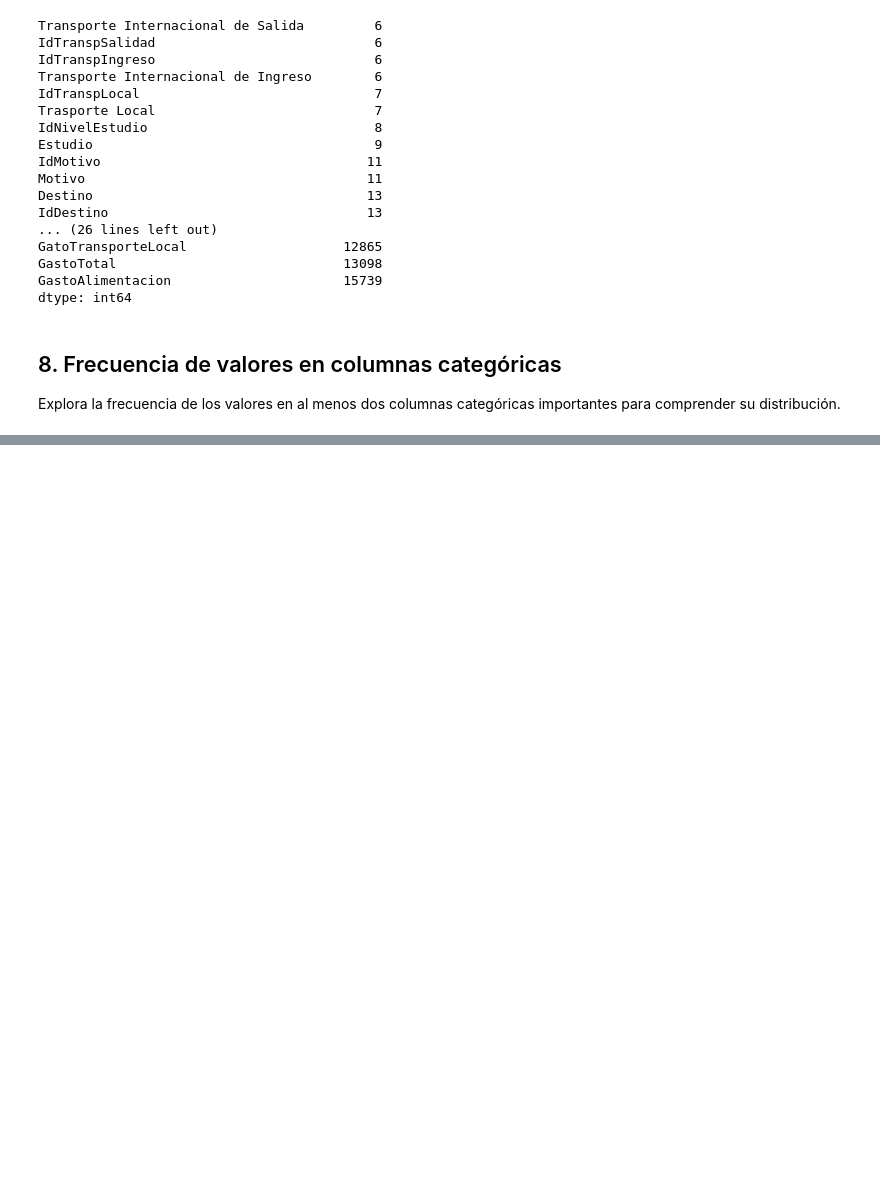
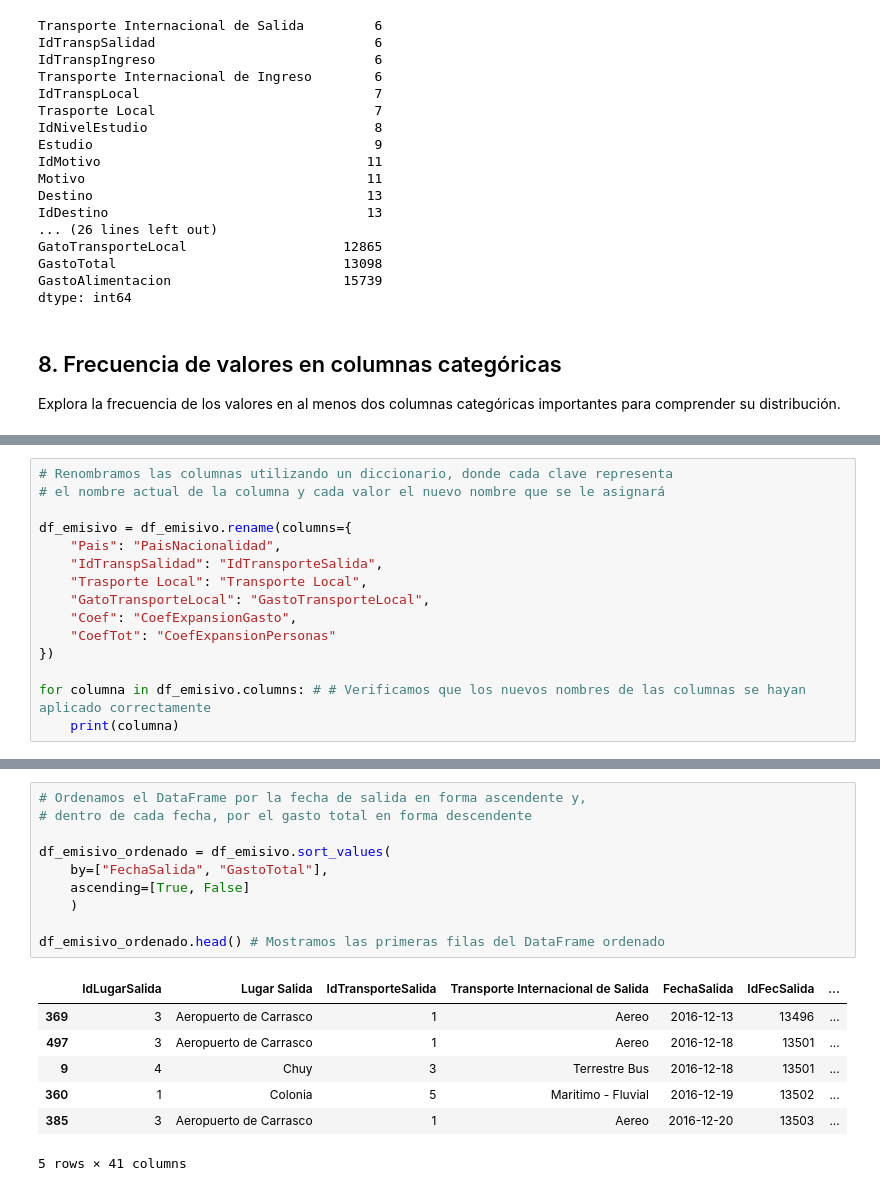
Before and after one commit to ignacionachorodriguez/entrega1-turismo, a Jupyter notebook: entrega1.ipynb, the cells around one changed output, grey strips where cells are left out. Cells and saved outputs as stored; diff of their text form; blank space fills up the shorter version.

```diff
--- a/entrega1.ipynb
+++ b/entrega1.ipynb
@@ -292,0 +325,15 @@ Durante la exploración de la frecuencia de las categorías se detectó una inco
+# %%
+# Renombramos las columnas utilizando un diccionario, donde cada clave representa
+# el nombre actual de la columna y cada valor el nuevo nombre que se le asignará
+
+df_emisivo = df_emisivo.rename(columns={
+    "Pais": "PaisNacionalidad",
+    "IdTranspSalidad": "IdTransporteSalida",
+    "Trasporte Local": "Transporte Local",
+    "GatoTransporteLocal": "GastoTransporteLocal",
+    "Coef": "CoefExpansionGasto",
+    "CoefTot": "CoefExpansionPersonas"
+})
+
+for columna in df_emisivo.columns: # # Verificamos que los nuevos nombres de las columnas se hayan aplicado correctamente
+    print(columna)
@@ -292,0 +367,18 @@ Durante la exploración de la frecuencia de las categorías se detectó una inco
+# %%
+# Ordenamos el DataFrame por la fecha de salida en forma ascendente y,
+# dentro de cada fecha, por el gasto total en forma descendente
+
+df_emisivo_ordenado = df_emisivo.sort_values(
+    by=["FechaSalida", "GastoTotal"],
+    ascending=[True, False]
+    )
+
+df_emisivo_ordenado.head() # Mostramos las primeras filas del DataFrame ordenado
+# %% [output]
+|  | IdLugarSalida | Lugar Salida | IdTransporteSalida | Transporte Internacional de Salida | FechaSalida | IdFecSalida | ... |
+| 369 | 3 | Aeropuerto de Carrasco | 1 | Aereo | 2016-12-13 | 13496 | ... |
+| 497 | 3 | Aeropuerto de Carrasco | 1 | Aereo | 2016-12-18 | 13501 | ... |
+| 9 | 4 | Chuy | 3 | Terrestre Bus | 2016-12-18 | 13501 | ... |
+| 360 | 1 | Colonia | 5 | Maritimo - Fluvial | 2016-12-19 | 13502 | ... |
+| 385 | 3 | Aeropuerto de Carrasco | 1 | Aereo | 2016-12-20 | 13503 | ... |
+5 rows × 41 columns
```
Also changed, not shown: parts of 14 cells of this notebook.
